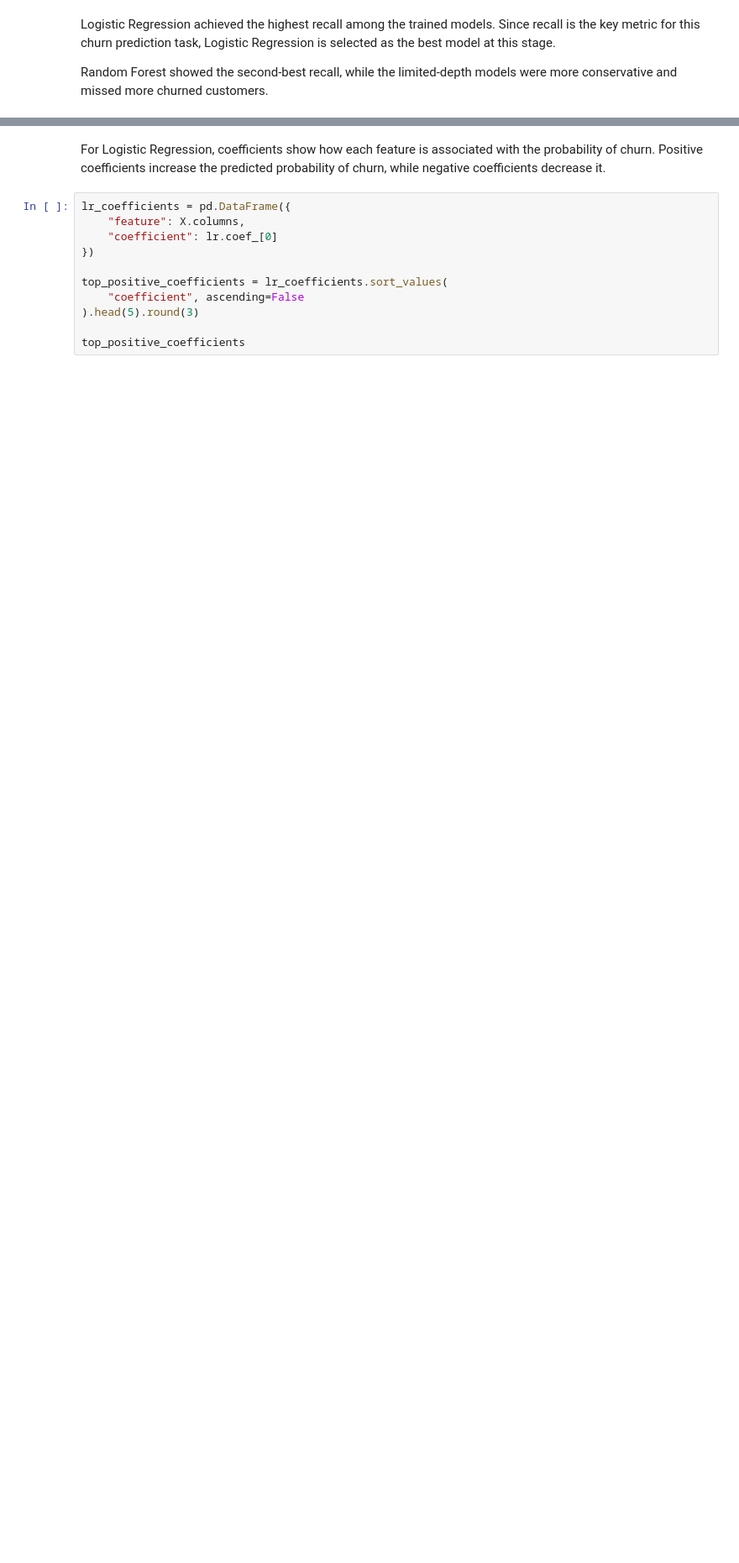
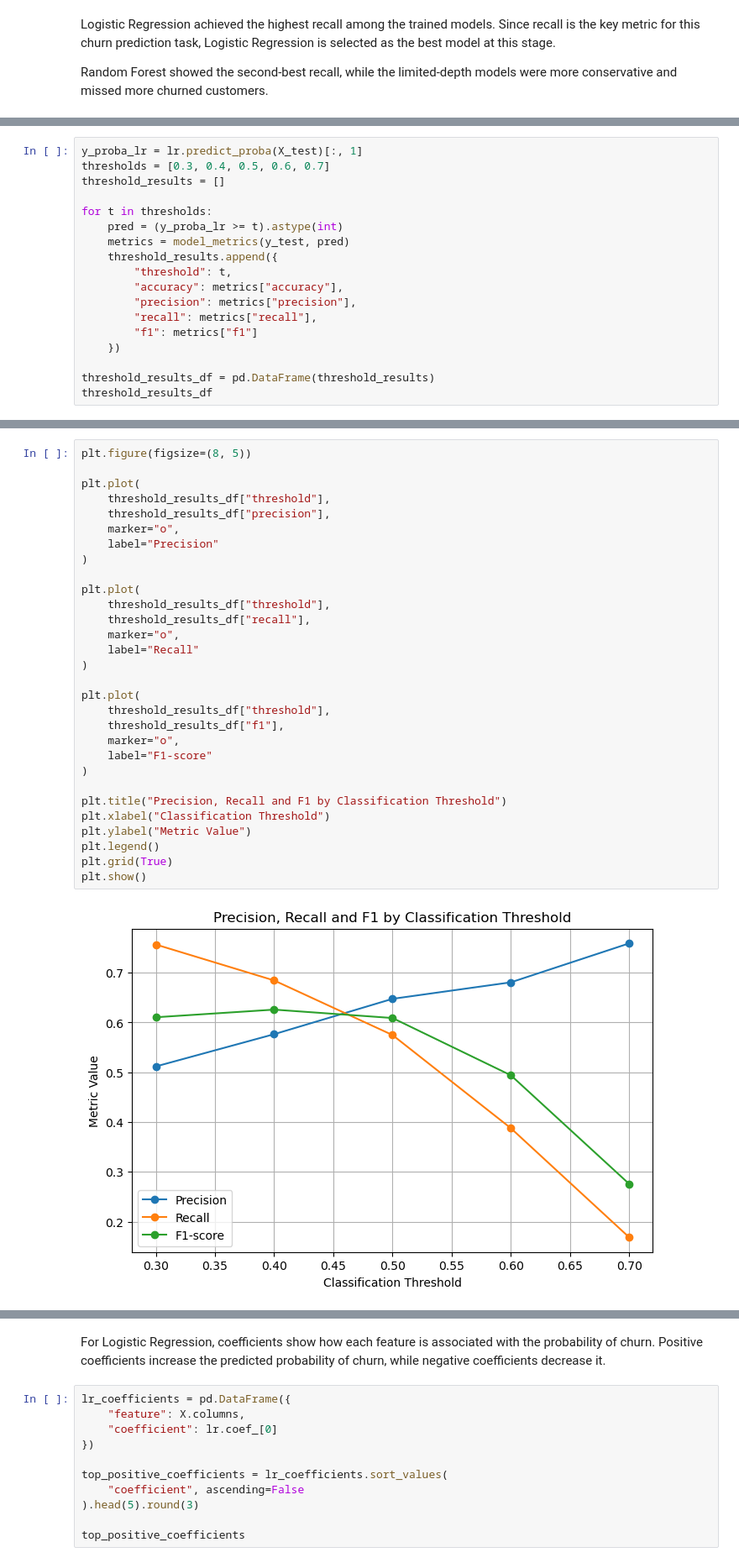
Before and after one commit to timur-rimsky/customer-churn-prediction, a Jupyter notebook: customer_churn_prediction.ipynb, the cells around one changed output, grey strips where cells are left out. Shown at 84% size. Saved outputs shown, nothing was run; the diff lists cells and outputs as text; blank space fills up the shorter version.

Commit message:
Add threshold tuning to churn project

```diff
--- a/customer_churn_prediction.ipynb
+++ b/customer_churn_prediction.ipynb
@@ -718,0 +721,18 @@ Random Forest showed the second-best recall, while the limited-depth models were
+# %%
+y_proba_lr = lr.predict_proba(X_test)[:, 1]
+thresholds = [0.3, 0.4, 0.5, 0.6, 0.7]
+threshold_results = []
+
+for t in thresholds:
+    pred = (y_proba_lr >= t).astype(int)
+    metrics = model_metrics(y_test, pred)
+    threshold_results.append({
+        "threshold": t,
+        "accuracy": metrics["accuracy"],
+        "precision": metrics["precision"],
+        "recall": metrics["recall"],
+        "f1": metrics["f1"]
+    })
+
+threshold_results_df = pd.DataFrame(threshold_results)
+threshold_results_df
@@ -718,0 +758,32 @@ Random Forest showed the second-best recall, while the limited-depth models were
+# %%
+plt.figure(figsize=(8, 5))
+
+plt.plot(
+    threshold_results_df["threshold"],
+    threshold_results_df["precision"],
+    marker="o",
+    label="Precision"
+)
+
+plt.plot(
+    threshold_results_df["threshold"],
+    threshold_results_df["recall"],
+    marker="o",
+    label="Recall"
+)
+
+plt.plot(
+    threshold_results_df["threshold"],
+    threshold_results_df["f1"],
+    marker="o",
+    label="F1-score"
+)
+
+plt.title("Precision, Recall and F1 by Classification Threshold")
+plt.xlabel("Classification Threshold")
+plt.ylabel("Metric Value")
+plt.legend()
+plt.grid(True)
+plt.show()
+# %% [output]
+[figure, added]
```
Also changed, not shown: parts of 6 cells of this notebook, 1 other file.
